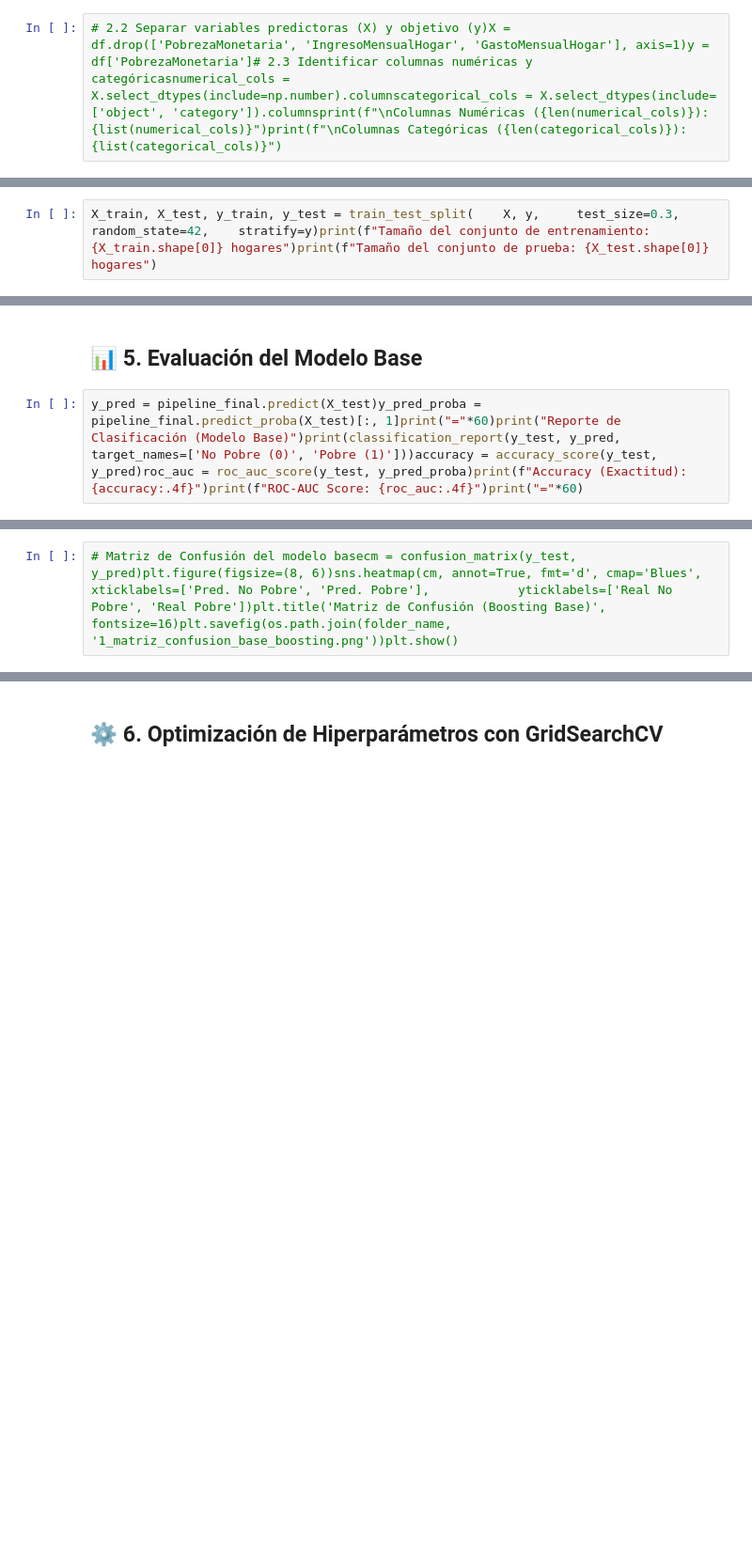
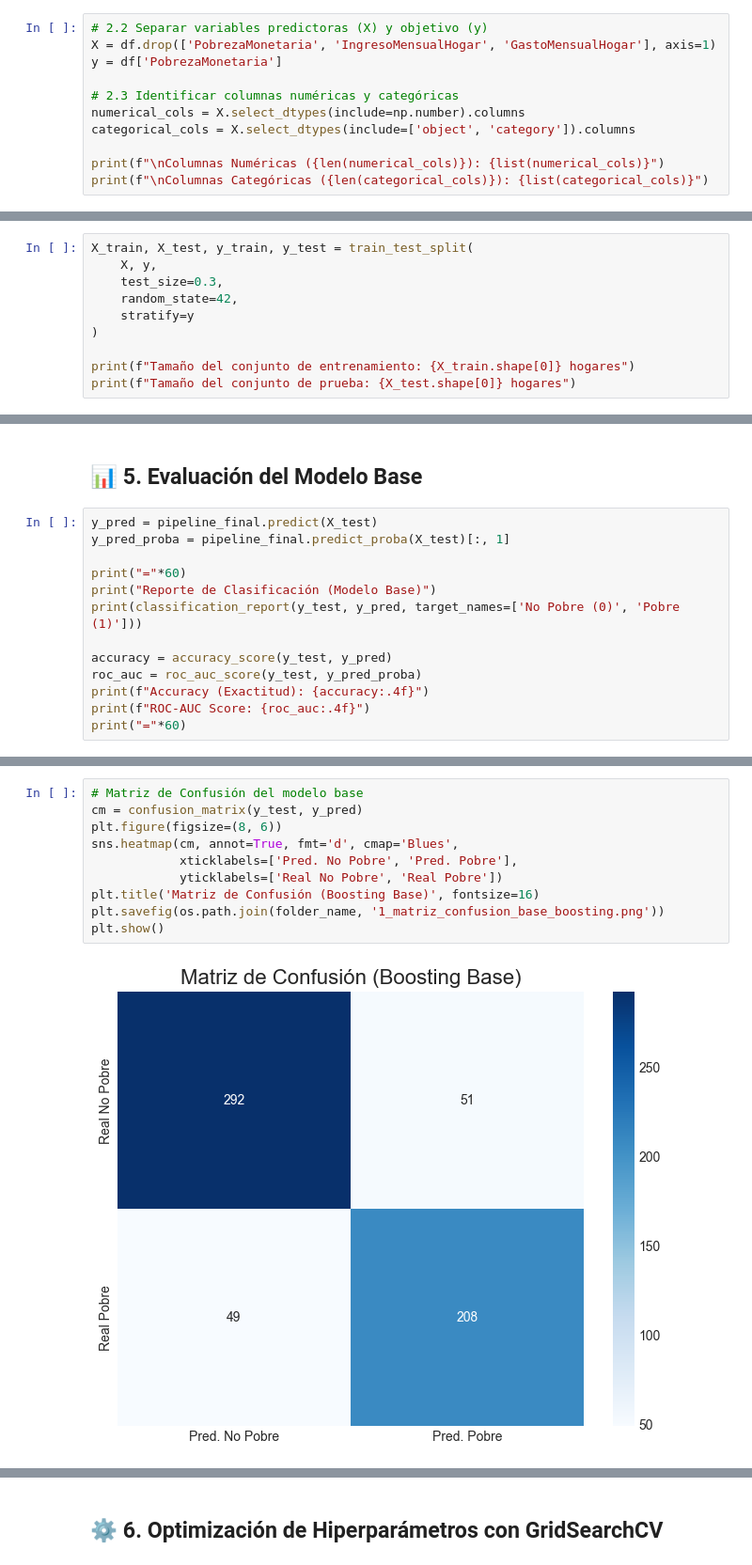
Before and after one commit to qlabpucp/Manual_de_Machine-_Learning_Aplicaciones, a Jupyter notebook: Capitulo_5/Nuevo_3/Aplicacion_practica_boosting_si.ipynb, the cells around one changed output, grey strips where cells are left out. Shown: that part at 94% size. Cells and saved outputs as stored; diff of their text form; blank space fills up the shorter version.

```diff
--- a/Capitulo_5/Nuevo_3/Aplicacion_practica_boosting_si.ipynb
+++ b/Capitulo_5/Nuevo_3/Aplicacion_practica_boosting_si.ipynb
@@ -13,2 +91,11 @@
 # %%
-# 2.2 Separar variables predictoras (X) y objetivo (y)X = df.drop(['PobrezaMonetaria', 'IngresoMensualHogar', 'GastoMensualHogar'], axis=1)y = df['PobrezaMonetaria']# 2.3 Identificar columnas numéricas y categóricasnumerical_cols = X.select_dtypes(include=np.number).columnscategorical_cols = X.select_dtypes(include=['object', 'category']).columnsprint(f"\nColumnas Numéricas ({len(numerical_cols)}): {list(numerical_cols)}")print(f"\nColumnas Categóricas ({len(categorical_cols)}): {list(categorical_cols)}")
+# 2.2 Separar variables predictoras (X) y objetivo (y)
+X = df.drop(['PobrezaMonetaria', 'IngresoMensualHogar', 'GastoMensualHogar'], axis=1)
+y = df['PobrezaMonetaria']
+
+# 2.3 Identificar columnas numéricas y categóricas
+numerical_cols = X.select_dtypes(include=np.number).columns
+categorical_cols = X.select_dtypes(include=['object', 'category']).columns
+
+print(f"\nColumnas Numéricas ({len(numerical_cols)}): {list(numerical_cols)}")
+print(f"\nColumnas Categóricas ({len(categorical_cols)}): {list(categorical_cols)}")
@@ -15,4 +106,12 @@
 # %% [markdown]
 ## 3. División de los Datos (Entrenamiento y Prueba)
 # %%
-X_train, X_test, y_train, y_test = train_test_split(    X, y,     test_size=0.3,    random_state=42,    stratify=y)print(f"Tamaño del conjunto de entrenamiento: {X_train.shape[0]} hogares")print(f"Tamaño del conjunto de prueba: {X_test.shape[0]} hogares")
+X_train, X_test, y_train, y_test = train_test_split(
+    X, y,
+    test_size=0.3,
+    random_state=42,
+    stratify=y
+)
+
+print(f"Tamaño del conjunto de entrenamiento: {X_train.shape[0]} hogares")
+print(f"Tamaño del conjunto de prueba: {X_test.shape[0]} hogares")
@@ -23,4 +150,15 @@ X_train, X_test, y_train, y_test = train_test_split(    X, y,     test_size=0.3,
 # %% [markdown]
 ## 📊 5. Evaluación del Modelo Base
 # %%
-y_pred = pipeline_final.predict(X_test)y_pred_proba = pipeline_final.predict_proba(X_test)[:, 1]print("="*60)print("Reporte de Clasificación (Modelo Base)")print(classification_report(y_test, y_pred, target_names=['No Pobre (0)', 'Pobre (1)']))accuracy = accuracy_score(y_test, y_pred)roc_auc = roc_auc_score(y_test, y_pred_proba)print(f"Accuracy (Exactitud): {accuracy:.4f}")print(f"ROC-AUC Score: {roc_auc:.4f}")print("="*60)
+y_pred = pipeline_final.predict(X_test)
+y_pred_proba = pipeline_final.predict_proba(X_test)[:, 1]
+
+print("="*60)
+print("Reporte de Clasificación (Modelo Base)")
+print(classification_report(y_test, y_pred, target_names=['No Pobre (0)', 'Pobre (1)']))
+
+accuracy = accuracy_score(y_test, y_pred)
+roc_auc = roc_auc_score(y_test, y_pred_proba)
+print(f"Accuracy (Exactitud): {accuracy:.4f}")
+print(f"ROC-AUC Score: {roc_auc:.4f}")
+print("="*60)
@@ -27,3 +180,13 @@ y_pred = pipeline_final.predict(X_test)y_pred_proba = pipeline_final.predict_pro
 # %%
-# Matriz de Confusión del modelo basecm = confusion_matrix(y_test, y_pred)plt.figure(figsize=(8, 6))sns.heatmap(cm, annot=True, fmt='d', cmap='Blues',             xticklabels=['Pred. No Pobre', 'Pred. Pobre'],            yticklabels=['Real No Pobre', 'Real Pobre'])plt.title('Matriz de Confusión (Boosting Base)', fontsize=16)plt.savefig(os.path.join(folder_name, '1_matriz_confusion_base_boosting.png'))plt.show()
+# Matriz de Confusión del modelo base
+cm = confusion_matrix(y_test, y_pred)
+plt.figure(figsize=(8, 6))
+sns.heatmap(cm, annot=True, fmt='d', cmap='Blues',
+            xticklabels=['Pred. No Pobre', 'Pred. Pobre'],
+            yticklabels=['Real No Pobre', 'Real Pobre'])
+plt.title('Matriz de Confusión (Boosting Base)', fontsize=16)
+plt.savefig(os.path.join(folder_name, '1_matriz_confusion_base_boosting.png'))
+plt.show()
+# %% [output]
+[figure, added]
 # %%
```
Also changed, not shown: parts of 16 cells of this notebook, 2 other files.
